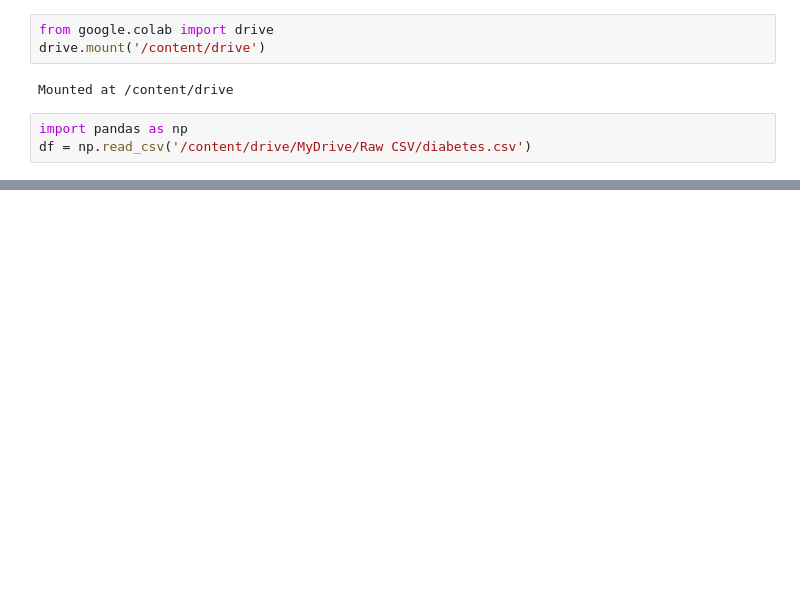
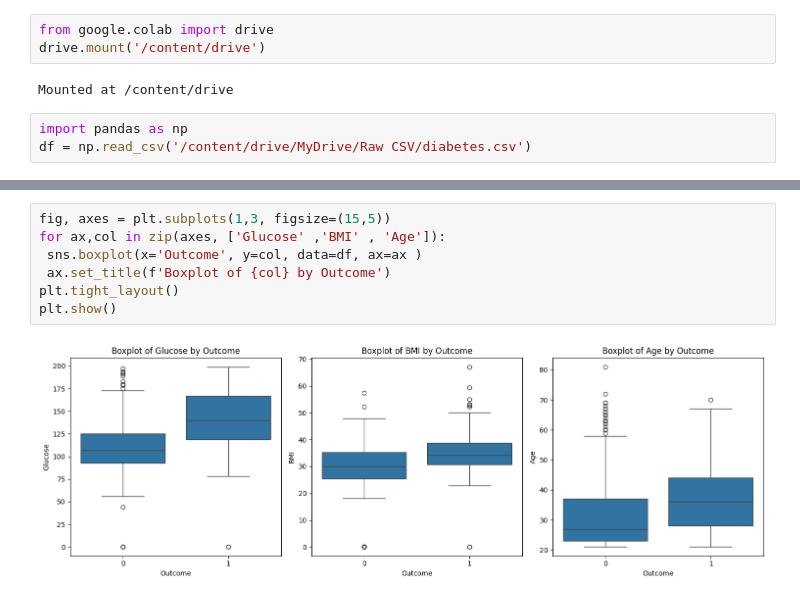
Before and after one commit to Rudra-CSER/-Healthcare-Risk-Predictor, a Jupyter notebook: pima_pipeline_v2.ipynb, the cells around one changed output, grey strips where cells are left out. Saved outputs shown, nothing was run; the diff lists cells and outputs as text; blank space fills up the shorter version.

```diff
--- a/pima_pipeline_v2.ipynb
+++ b/pima_pipeline_v2.ipynb
@@ -37,0 +82,9 @@ plt.show()
+# %%
+fig, axes = plt.subplots(1,3, figsize=(15,5))
+for ax,col in zip(axes, ['Glucose' ,'BMI' , 'Age']):
+ sns.boxplot(x='Outcome', y=col, data=df, ax=ax )
+ ax.set_title(f'Boxplot of {col} by Outcome')
+plt.tight_layout()
+plt.show()
+# %% [output]
+[figure, added]
```
Also changed, not shown: parts of 12 cells of this notebook.
